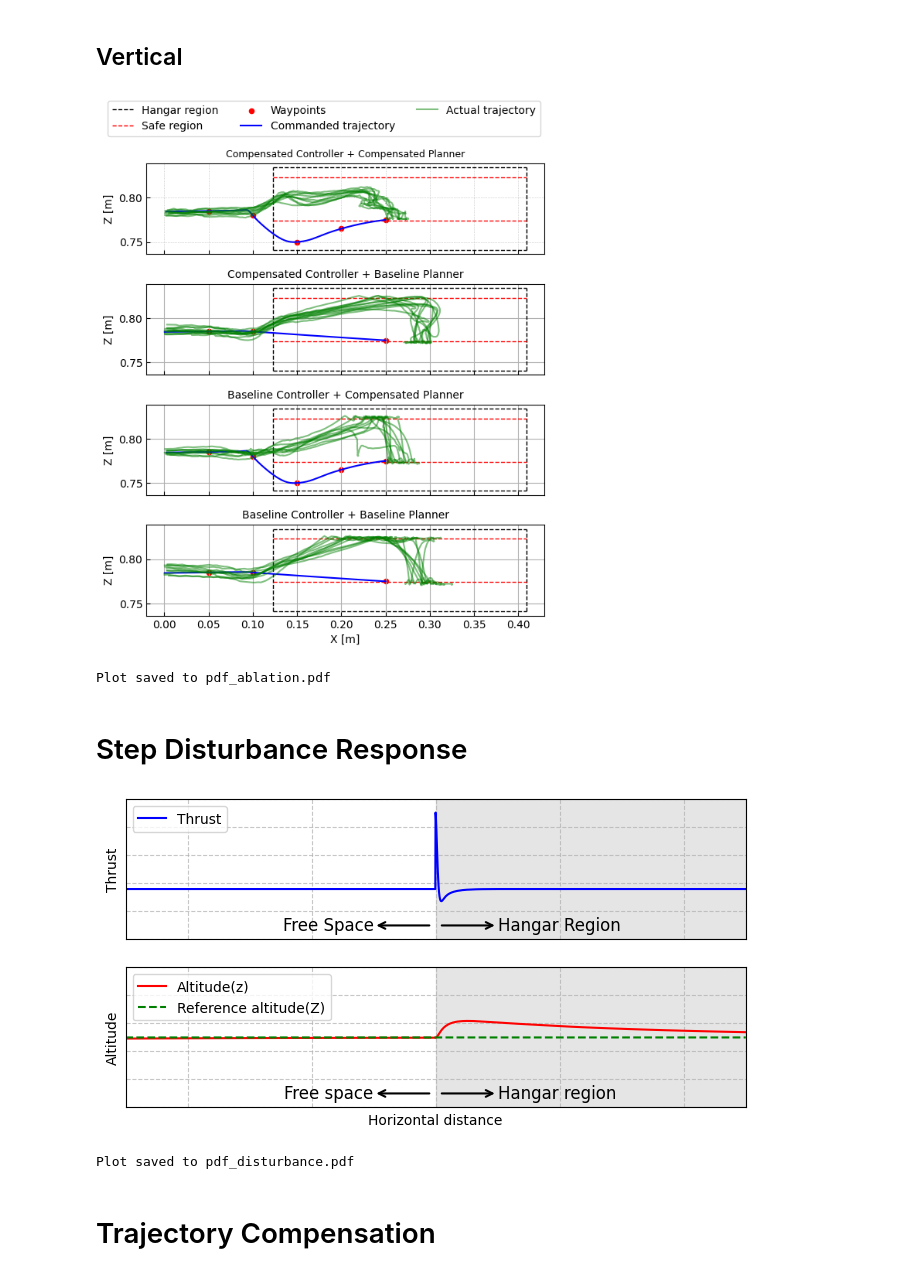
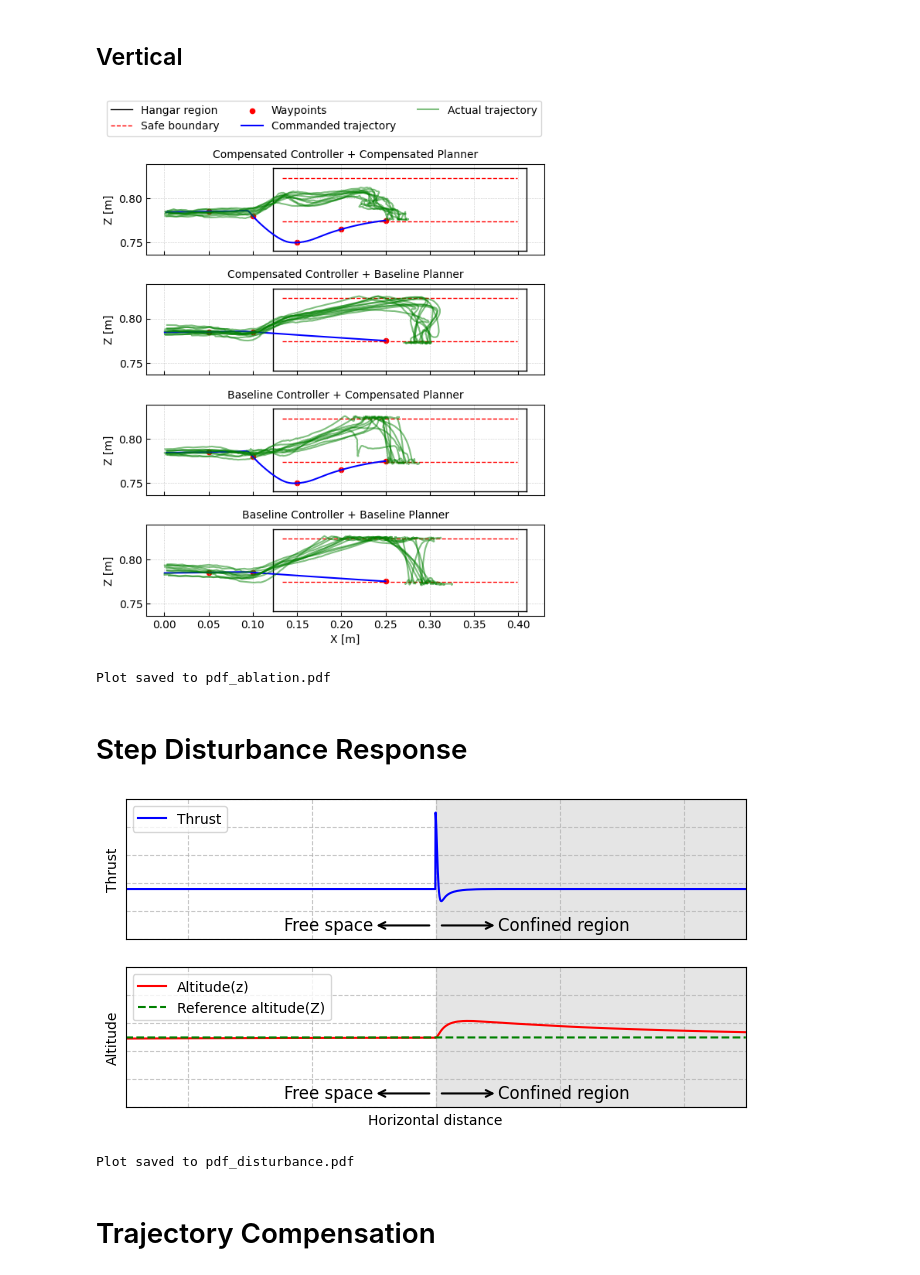
Before and after one commit to XinLong-Li/uav_trajectories, a Jupyter notebook: scripts/plot_final.ipynb, the cells around one changed output. Cells and saved outputs as stored; diff of their text form; code cells hidden in the pictures.

```diff
--- a/scripts/plot_final.ipynb
+++ b/scripts/plot_final.ipynb
@@ -370,7 +372,7 @@ import uav_trajectory
 import pandas as pd
 import glob
 
-def plot_hangar_box(ax: plt.Axes, style = 'k--', line_width = 1):
+def plot_hangar_box(ax: plt.Axes, style = 'k-', line_width = 1):
     x_min, x_max = 0.155 - 0.032, 0.377 + 0.032
     z_min, z_max = 0.741, 0.834
     ax.plot([x_min, x_max], [z_min, z_min], style, linewidth = line_width, label = 'Hangar region')  # Bottom
@@ -379,9 +381,9 @@ def plot_hangar_box(ax: plt.Axes, style = 'k--', line_width = 1):
     ax.plot([x_max, x_max], [z_min, z_max], style, linewidth = line_width)  # Right
 
 def plot_safe_barrier(ax: plt.Axes, style = 'r--', line_width = 1):
-    x_min, x_max = 0.155 - 0.032, 0.377 + 0.032
+    x_min, x_max = 0.155 - 0.032 + 0.01, 0.377 + 0.032 - 0.01
     z_min, z_max = 0.741+0.033, 0.834-0.011
-    ax.plot([x_min, x_max], [z_min, z_min], style, linewidth = line_width, label = 'Safe region')  # Bottom
+    ax.plot([x_min, x_max], [z_min, z_min], style, linewidth = line_width, label = 'Safe boundary')  # Bottom
     ax.plot([x_min, x_max], [z_max, z_max], style, linewidth = line_width)  # Top
     # ax.plot([x_min, x_min], [z_min, z_max], style, linewidth = line_width)  # Left
     # ax.plot([x_max, x_max], [z_min, z_max], style, linewidth = line_width)  # Right
@@ -494,7 +496,7 @@ if __name__ == '__main__':
         axs[0, j].imshow(plt.imread(img_path))
         axs[0, j].axis('off')
         axs[0, j].set_aspect('equal')
-        add_simple_scale_bar(axs[0, j], length_label="10 cm", color='yellow',
+        add_simple_scale_bar(axs[0, j], length_label="10 cm", color='white',
                              x_pos_frac=0.85, y_pos_frac=0.8, length_frac=0.1, font_size=9)
         axs[0, j].set_title(f'{label.capitalize()} height snapshot', fontsize=10)
 
@@ -536,14 +538,14 @@ if __name__ == '__main__':
 
         # Add a rectangle to ax_full
         rect = Rectangle((x1, y1), x2-x1, y2-y1,
-                         facecolor='none', edgecolor='cyan', linewidth=1.5, linestyle='-', zorder=3)
+                         facecolor='none', edgecolor='blue', linewidth=1, linestyle='-', zorder=3)
         ax_full.add_patch(rect)
 
 # From bottom-left of rect to top-left of ax_zoom
         con1 = ConnectionPatch(xyA=(x1, y1), xyB=(0, 1),
                                coordsA="data", coordsB="axes fraction",
                                axesA=ax_full, axesB=ax_zoom,
-                               color="cyan", linestyle='-', linewidth=1.5,
+                               color="blue", linestyle='-', linewidth=1,
                                zorder=3)
         fig.add_artist(con1)
 
@@ -551,7 +553,7 @@ if __name__ == '__main__':
         con2 = ConnectionPatch(xyA=(x2, y1), xyB=(1, 1),
                                coordsA="data", coordsB="axes fraction",
                                axesA=ax_full, axesB=ax_zoom,
-                               color="cyan", linestyle='-', linewidth=1.5,
+                               color="blue", linestyle='-', linewidth=1,
                                zorder=3)
         fig.add_artist(con2)
 
@@ -760,7 +762,7 @@ import numpy as np
 import glob
 import uav_trajectory
 
-def plot_hangar_box(ax: plt.Axes, style = 'k--', line_width = 1):
+def plot_hangar_box(ax: plt.Axes, style = 'k-', line_width = 1):
     x_min, x_max = 0.155 - 0.032, 0.377 + 0.032
     z_min, z_max = 0.741, 0.834
     ax.plot([x_min, x_max], [z_min, z_min], style, linewidth = line_width, label = 'Hangar region')  # Bottom
@@ -769,9 +771,9 @@ def plot_hangar_box(ax: plt.Axes, style = 'k--', line_width = 1):
     ax.plot([x_max, x_max], [z_min, z_max], style, linewidth = line_width)  # Right
 
 def plot_safe_barrier(ax: plt.Axes, style = 'r--', line_width = 1):
-    x_min, x_max = 0.155 - 0.032, 0.377 + 0.032
+    x_min, x_max = 0.155 - 0.032 + 0.01, 0.377 + 0.032 - 0.01
     z_min, z_max = 0.741+0.033, 0.834-0.011
-    ax.plot([x_min, x_max], [z_min, z_min], style, linewidth = line_width, label = 'Safe region')  # Bottom
+    ax.plot([x_min, x_max], [z_min, z_min], style, linewidth = line_width, label = 'Safe boundary')  # Bottom
     ax.plot([x_min, x_max], [z_max, z_max], style, linewidth = line_width)  # Top
     # ax.plot([x_min, x_min], [z_min, z_max], style, linewidth = line_width)  # Left
     # ax.plot([x_max, x_max], [z_min, z_max], style, linewidth = line_width)  # Right
@@ -1180,7 +1182,7 @@ import uav_trajectory
 import pandas as pd
 import glob
 
-def plot_hangar_box(ax: plt.Axes, style = 'k--', line_width = 1):
+def plot_hangar_box(ax: plt.Axes, style = 'k-', line_width = 1):
     x_min, x_max = 0.155 - 0.032, 0.377 + 0.032
     z_min, z_max = 0.741, 0.834
     ax.plot([x_min, x_max], [z_min, z_min], style, linewidth = line_width, label = 'Hangar region')  # Bottom
@@ -1189,9 +1191,9 @@ def plot_hangar_box(ax: plt.Axes, style = 'k--', line_width = 1):
     ax.plot([x_max, x_max], [z_min, z_max], style, linewidth = line_width)  # Right
 
 def plot_safe_barrier(ax: plt.Axes, style = 'r--', line_width = 1):
-    x_min, x_max = 0.155 - 0.032, 0.377 + 0.032
+    x_min, x_max = 0.155 - 0.032 + 0.01, 0.377 + 0.032 - 0.01
     z_min, z_max = 0.741+0.033, 0.834-0.011
-    ax.plot([x_min, x_max], [z_min, z_min], style, linewidth = line_width, label = 'Safe region')  # Bottom
+    ax.plot([x_min, x_max], [z_min, z_min], style, linewidth = line_width, label = 'Safe boundary')  # Bottom
     ax.plot([x_min, x_max], [z_max, z_max], style, linewidth = line_width)  # Top
     # ax.plot([x_min, x_min], [z_min, z_max], style, linewidth = line_width)  # Left
     # ax.plot([x_max, x_max], [z_min, z_max], style, linewidth = line_width)  # Right
@@ -1269,6 +1271,7 @@ if __name__ == "__main__":
 
     # Change subplots to 4 rows, 1 column
     fig, axs = plt.subplots(4, 1, figsize=(6, 7.3), sharex=True, sharey=True) # Adjust figsize as needed
+    # fig, axs = plt.subplots(4, 1, figsize=(6, 9)) # Adjust figsize as needed
 
     # ============================
     # Subplot 0, Full Compensation (FC)
@@ -1289,9 +1292,10 @@ if __name__ == "__main__":
     act_traj_path = './data/ablation/PPPC/*.csv'
     plot_actual_trajectory(axs[0], act_traj_path, x_start)
 
+    # axs[0].set_xlabel("X [m]") # Set xlabel only for the very last subplot
     axs[0].set_ylabel("Z [m]")
     # Updated Title for FC
-    axs[0].set_title("Compensated Controller + Compensated Planner", fontsize=9)
+    axs[0].set_title("Compensated Controller + Compensated Planner", fontsize=10)
     axs[0].grid(linestyle=':', linewidth=0.5)
     axs[0].set_aspect('equal')
 
@@ -1334,7 +1338,7 @@ if __name__ == "__main__":
     axs[1].set_ylabel("Z [m]")
     # Updated Title for CCO
     axs[1].set_title("Compensated Controller + Baseline Planner", fontsize=10)
-    axs[1].grid(True)
+    axs[1].grid(linestyle=':', linewidth=0.5)
     axs[1].set_aspect("equal")
 
 
@@ -1366,7 +1370,7 @@ if __name__ == "__main__":
     axs[2].set_ylabel("Z [m]")
     # Updated Title for PCO
     axs[2].set_title("Baseline Controller + Compensated Planner", fontsize=10)
-    axs[2].grid(True)
+    axs[2].grid(linestyle=':', linewidth=0.5)
     axs[2].set_aspect('equal')
 
 
@@ -1403,36 +1407,36 @@ if __name__ == "__main__":
     axs[3].set_ylabel("Z [m]")
     # Updated Title for BL
     axs[3].set_title("Baseline Controller + Baseline Planner", fontsize=10 )
-    axs[3].grid(True)
+    axs[3].grid(linestyle=':', linewidth=0.5)
     axs[3].set_aspect("equal")
 
 
     # Collect legend handles and labels from all subplots
     handles, labels = [], []
     for ax in axs: # Iterate through all subplots
         for h, l in zip(*ax.get_legend_handles_labels()):
             if l not in labels:
                 handles.append(h)
                 labels.append(l)
 
     # Add global legend
     fig.legend(handles, labels, loc='upper center', bbox_to_anchor=(0.5, 1.01), ncol=3, fontsize=10)
 
     for i in range(4): # Loop through 4 subplots
         axs[i].tick_params(axis='both', direction='in')
 
 
     plt.tight_layout(rect=[0, 0, 1, 0.95]) # Adjust rect to make space for the legend
     plt.subplots_adjust(hspace=0.0) # Reduce horizontal space between subplots
 
     output_file = 'pdf_ablation.pdf'
     dpi = 300
     plt.savefig(output_file, format='pdf', dpi=dpi, bbox_inches='tight')
     plt.show()
     plt.close()
     print(f"Plot saved to {output_file}")
 # %% [output]
-[figure, old version]
+[figure, new version]
 Plot saved to pdf_ablation.pdf
 # %% [markdown]
 # Step Disturbance Response
@@ -1475,7 +1479,7 @@ annotation_y_ax1 = ax1.get_ylim()[0] + 0.1 * (ax1.get_ylim()[1] - ax1.get_ylim()
 
 # Add annotations for ax1
 # Free Space (Left Arrow pointing from the right)
-ax1.annotate('Free Space',
+ax1.annotate('Free space',
              xy=(hangar_start - 0.1, annotation_y_ax1), # Arrow points to the boundary of hangar_start
              xytext=(hangar_start - 1, annotation_y_ax1), # Text position, slightly to the left of hangar_start
              arrowprops=dict(arrowstyle='<-', color='k', shrinkA=0, shrinkB=0, linewidth=1.5), # Arrow points left
@@ -1485,7 +1489,7 @@ ax1.annotate('Free Space',
              )
 
 # Hangar Region (Right Arrow pointing from the left)
-ax1.annotate('Hangar Region',
+ax1.annotate('Confined region',
              xy=(hangar_start + 0.1, annotation_y_ax1), # Arrow points to the boundary of hangar_end
              xytext=(hangar_start + 1, annotation_y_ax1), # Text position, slightly to the right of hangar_end
              arrowprops=dict(arrowstyle='<-', color='k', shrinkA=0, shrinkB=0, linewidth=1.5), # Arrow points right
@@ -1521,7 +1525,7 @@ ax2.annotate('Free space',
              )
 
 # Hangar Region (Right Arrow)
-ax2.annotate('Hangar region',
+ax2.annotate('Confined region',
              xy=(hangar_start + 0.1, annotation_y_ax2),
              xytext=(hangar_start + 1, annotation_y_ax2),
              arrowprops=dict(arrowstyle='<-', color='k', shrinkA=0, shrinkB=0, linewidth=1.5),
@@ -1547,7 +1551,7 @@ plt.show()
 plt.close()
 print(f"Plot saved to {output_file}")
 # %% [output]
-[figure, old version]
+[figure, new version]
 Plot saved to pdf_disturbance.pdf
 # %% [markdown]
 # Trajectory Compensation
```
Also changed, not shown: parts of 3 cells of this notebook, 17 other files.
